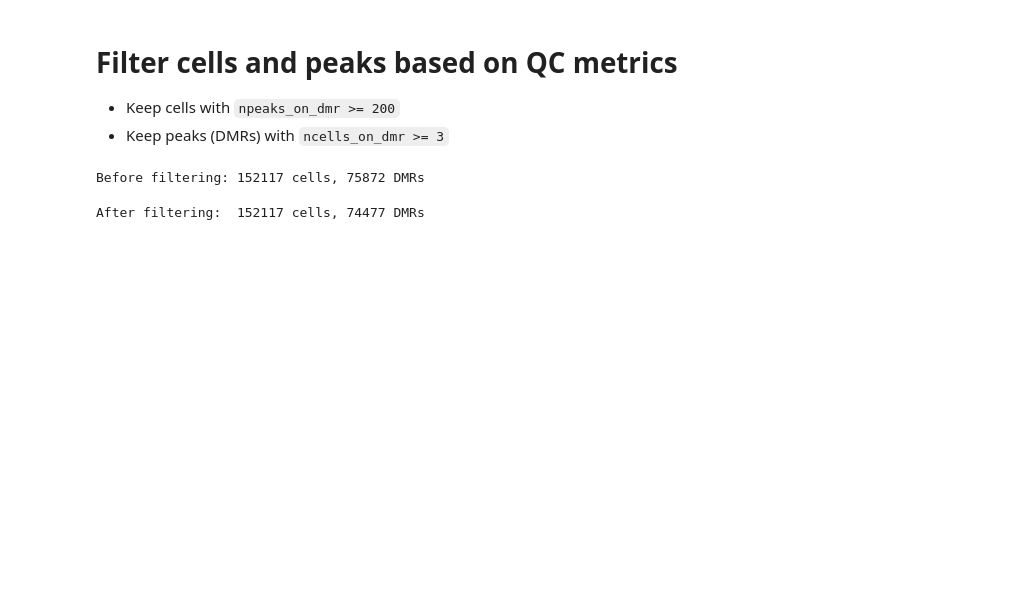
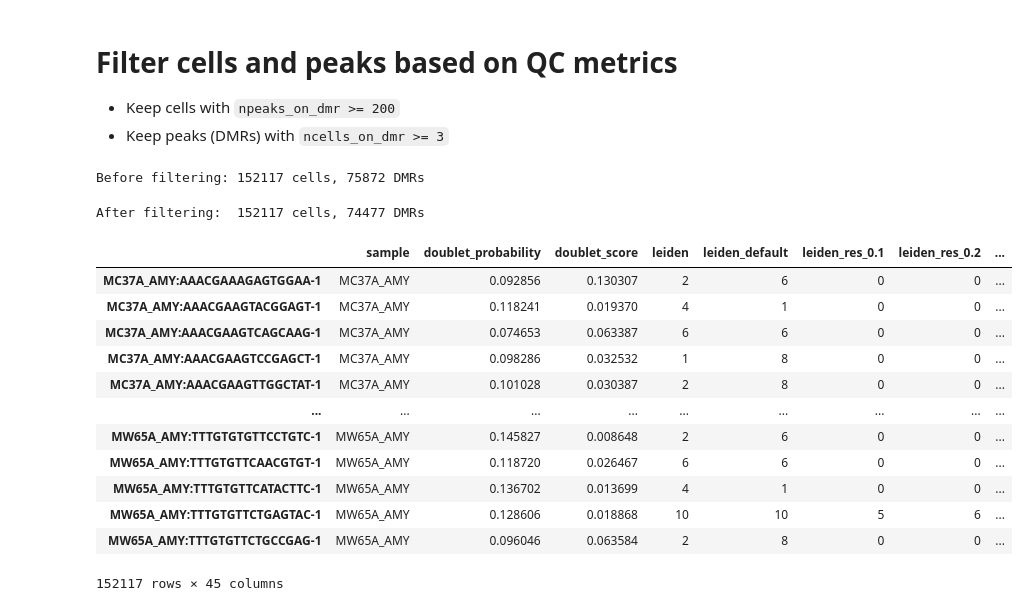
Before and after one commit to juychen/scmmd, a Jupyter notebook: 10mkdmrmatrix.ipynb, the cells around one changed output. Cells and saved outputs as stored; diff of their text form; code cells hidden in the pictures; blank space fills up the shorter version.

```diff
--- a/10mkdmrmatrix.ipynb
+++ b/10mkdmrmatrix.ipynb
@@ -216,5 +268,21 @@ print(f"After filtering:  {dmr_mat_filtered.n_obs} cells, {dmr_mat_filtered.n_va
 # %% [output]
 Before filtering: 152117 cells, 75872 DMRs
 After filtering:  152117 cells, 74477 DMRs
+# %%
+dmr_mat_filtered.obs
+# %% [output]
+|  | sample | doublet_probability | doublet_score | leiden | leiden_default | leiden_res_0.1 | leiden_res_0.2 | ... |
+| MC37A_AMY:AAACGAAAGAGTGGAA-1 | MC37A_AMY | 0.092856 | 0.130307 | 2 | 6 | 0 | 0 | ... |
+| MC37A_AMY:AAACGAAGTACGGAGT-1 | MC37A_AMY | 0.118241 | 0.019370 | 4 | 1 | 0 | 0 | ... |
+| MC37A_AMY:AAACGAAGTCAGCAAG-1 | MC37A_AMY | 0.074653 | 0.063387 | 6 | 6 | 0 | 0 | ... |
+| MC37A_AMY:AAACGAAGTCCGAGCT-1 | MC37A_AMY | 0.098286 | 0.032532 | 1 | 8 | 0 | 0 | ... |
+| MC37A_AMY:AAACGAAGTTGGCTAT-1 | MC37A_AMY | 0.101028 | 0.030387 | 2 | 8 | 0 | 0 | ... |
+| ... | ... | ... | ... | ... | ... | ... | ... | ... |
+| MW65A_AMY:TTTGTGTGTTCCTGTC-1 | MW65A_AMY | 0.145827 | 0.008648 | 2 | 6 | 0 | 0 | ... |
+| MW65A_AMY:TTTGTGTTCAACGTGT-1 | MW65A_AMY | 0.118720 | 0.026467 | 6 | 6 | 0 | 0 | ... |
+| MW65A_AMY:TTTGTGTTCATACTTC-1 | MW65A_AMY | 0.136702 | 0.013699 | 4 | 1 | 0 | 0 | ... |
+| MW65A_AMY:TTTGTGTTCTGAGTAC-1 | MW65A_AMY | 0.128606 | 0.018868 | 10 | 10 | 5 | 6 | ... |
+| MW65A_AMY:TTTGTGTTCTGCCGAG-1 | MW65A_AMY | 0.096046 | 0.063584 | 2 | 8 | 0 | 0 | ... |
+152117 rows × 45 columns
 # %%
 dmr_mat_filtered.write_h5ad(f"/data2st1/junyi/output/atac1112/3REGIONS_dmr_filtered.h5ads")
```
Also changed, not shown: parts of 5 cells of this notebook, 1 other file.
